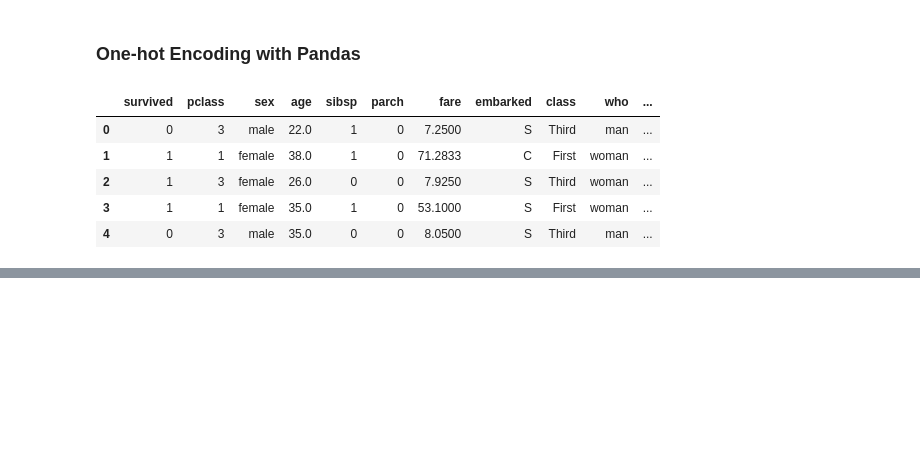
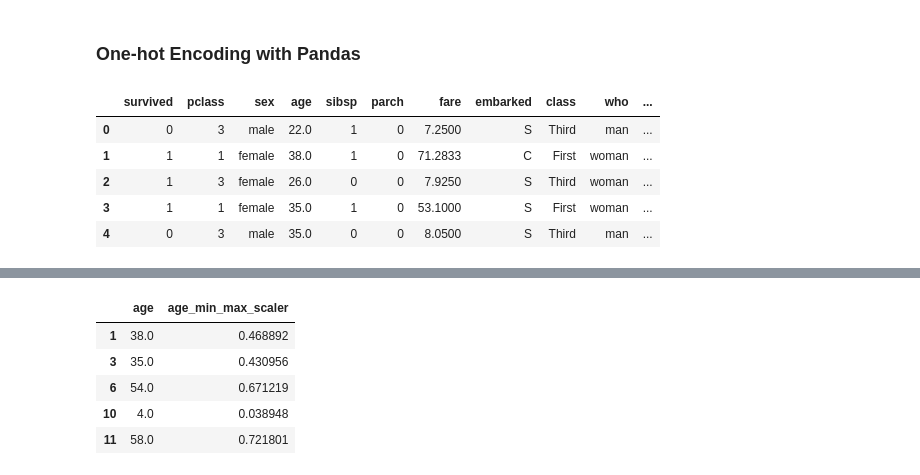
Before and after one commit to vadivelmurugesan/data-science, a Jupyter notebook: example_data_sets/01_titanic_data_set.ipynb, the cells around one changed output, grey strips where cells are left out. Drawn from its saved outputs; the diff is of its cells as text; code cells hidden in the pictures; blank space fills up the shorter version.

```diff
--- a/example_data_sets/01_titanic_data_set.ipynb
+++ b/example_data_sets/01_titanic_data_set.ipynb
@@ -530,0 +585,22 @@ titanic_dataset.head()
+# %%
+import numpy as np
+import seaborn as sns
+from sklearn.preprocessing import MinMaxScaler
+
+titanic_dataset = sns.load_dataset('titanic').dropna()
+
+# initialize the min max scaler
+min_max_scaler = MinMaxScaler()
+
+# Fit and transform the age column
+titanic_dataset['age_min_max_scaler'] = min_max_scaler.fit_transform(np.array(titanic_dataset['age']).reshape(-1, 1))
+
+# Print the transformed column
+titanic_dataset[['age','age_min_max_scaler']].head()
+# %% [output]
+|  | age | age_min_max_scaler |
+| 1 | 38.0 | 0.468892 |
+| 3 | 35.0 | 0.430956 |
+| 6 | 54.0 | 0.671219 |
+| 10 | 4.0 | 0.038948 |
+| 11 | 58.0 | 0.721801 |
```
Also changed, not shown: parts of 7 cells of this notebook.
